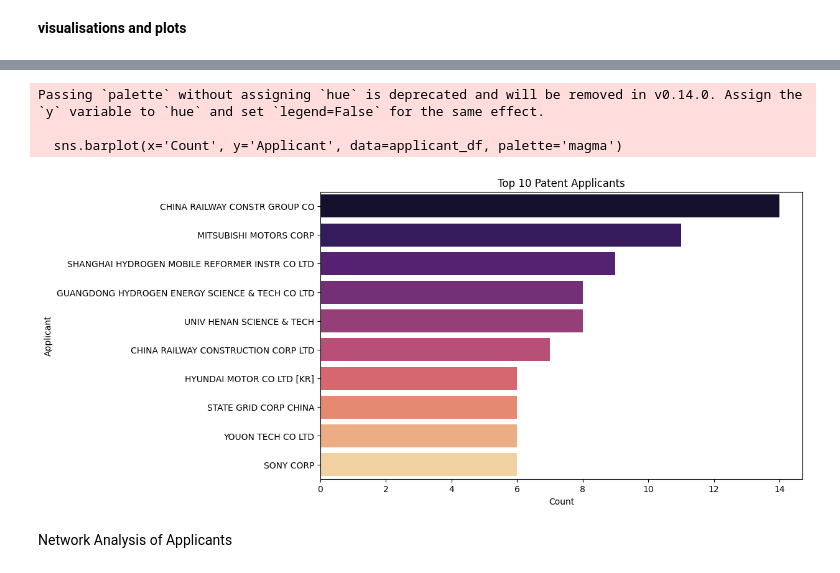
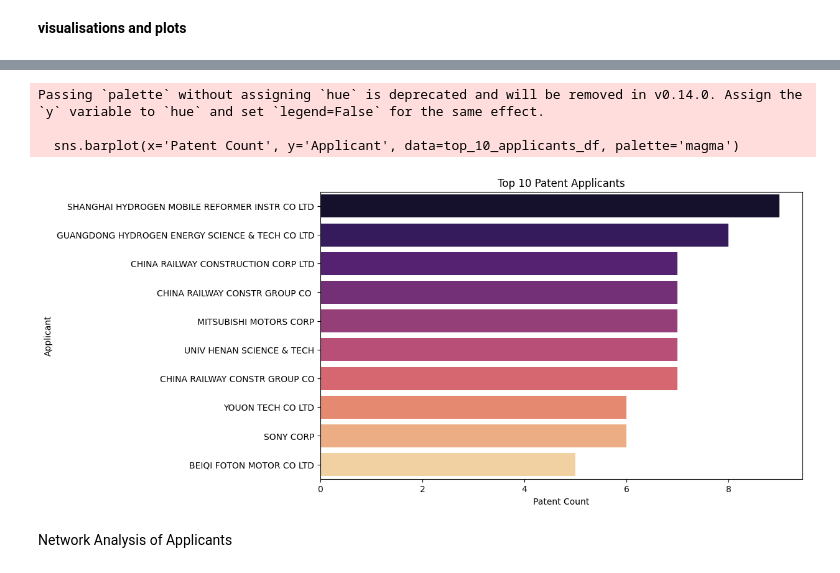
Before and after one commit to tasnim2410/technology-trend-analysis, a Jupyter notebook: DataPreparationForR.ipynb, the cells around one changed output, grey strips where cells are left out. Cells and saved outputs as stored; diff of their text form; code cells hidden in the pictures.

```diff
--- a/DataPreparationForR.ipynb
+++ b/DataPreparationForR.ipynb
@@ -500,7 +482,5 @@ Index(['No', 'Title', 'Inventors', 'Applicants', 'Publication number',
        'earliest priority year', 'applicant country', 'first applicant',
        'second applicant', 'first applicant type', 'second applicant type'],
       dtype='object')
-# %%
-df=df.drop('Applicants',axis=1)
 # %%
 df.to_csv('family_df.csv')
@@ -1240,24 +1183,16 @@ df['Applicants'] = df['Applicants'].str.split('\n')
 # %%
-# Split applicants by newline characters
-#df['Applicants'] = df['Applicants'].str.split('\n')
+#top 10 applicants
 
-# Flatten applicants (remove empty strings and strip whitespace)
-all_applicants = [applicant.strip() for sublist in df['Applicants'].dropna() for applicant in sublist if applicant.strip()]
 
-# Count applicant frequencies
-applicant_counts = Counter(all_applicants).most_common(10)
-applicant_df = pd.DataFrame(applicant_counts, columns=['Applicant', 'Count'])
-
-# Plot
 plt.figure(figsize=(10, 6))
-sns.barplot(x='Count', y='Applicant', data=applicant_df, palette='magma')
+sns.barplot(x='Patent Count', y='Applicant', data=top_10_applicants_df, palette='magma')
 plt.title('Top 10 Patent Applicants')
 plt.show()
 # %% [output]
 Passing `palette` without assigning `hue` is deprecated and will be removed in v0.14.0. Assign the `y` variable to `hue` and set `legend=False` for the same effect.
 
-  sns.barplot(x='Count', y='Applicant', data=applicant_df, palette='magma')
+  sns.barplot(x='Patent Count', y='Applicant', data=top_10_applicants_df, palette='magma')
-[figure, old version]
+[figure, new version]
 # %% [markdown]
 Network Analysis of Applicants
 # %%
```
Also changed, not shown: parts of 98 cells of this notebook, 14 other files.
